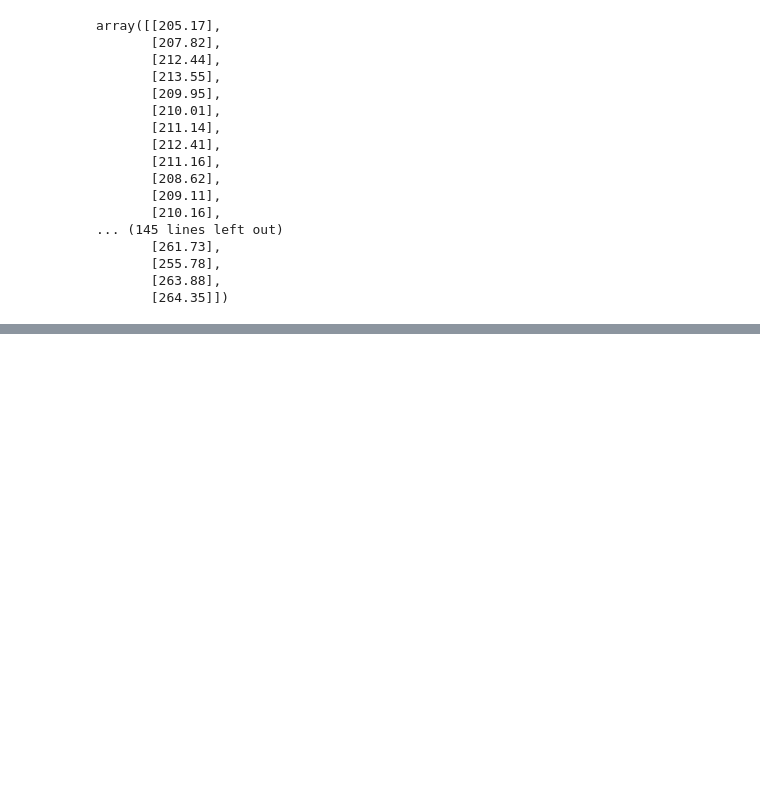
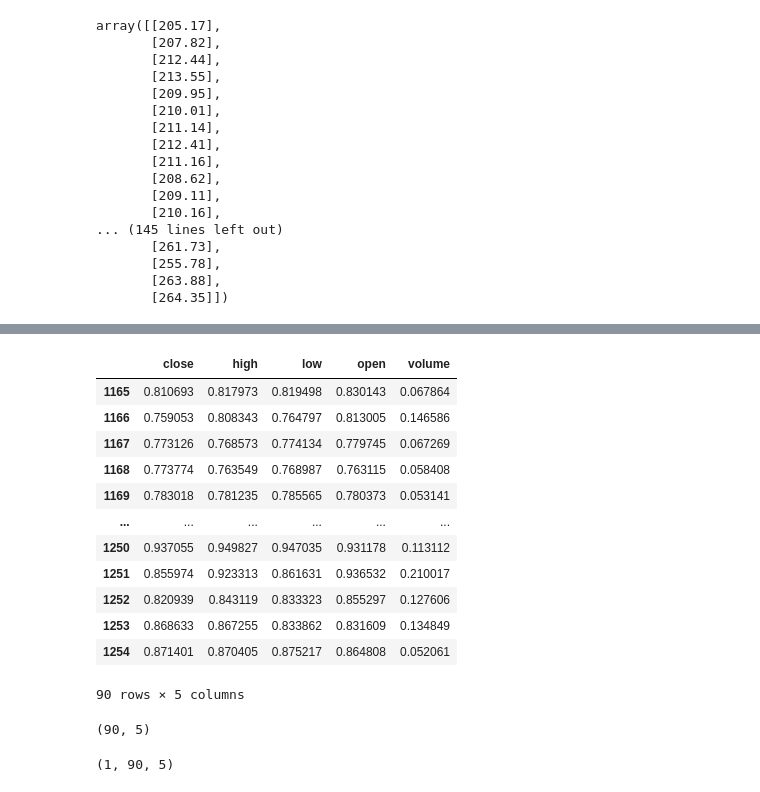
Before and after one commit to utsav87589/LSTM---Stock-price-prediction, a Jupyter notebook: v1/notebooks/future_price_multi.ipynb, the cells around one changed output, grey strips where cells are left out. Saved outputs shown, nothing was run; the diff lists cells and outputs as text; code cells hidden in the pictures; blank space fills up the shorter version.

Commit message:
worked on the future forecasting, need to work on the shape mismatching

```diff
--- a/v1/notebooks/future_price_multi.ipynb
+++ b/v1/notebooks/future_price_multi.ipynb
@@ -362,0 +363,31 @@ RMSE : 10.6517382203314
+# %%
+### predicting the future prices 'close' feature
+### gettng the last sequence
+window_size = 90
+last_sequence = df[features_to_target][-window_size : ]
+last_sequence
+# %% [output]
+|  | close | high | low | open | volume |
+| 1165 | 0.810693 | 0.817973 | 0.819498 | 0.830143 | 0.067864 |
+| 1166 | 0.759053 | 0.808343 | 0.764797 | 0.813005 | 0.146586 |
+| 1167 | 0.773126 | 0.768573 | 0.774134 | 0.779745 | 0.067269 |
+| 1168 | 0.773774 | 0.763549 | 0.768987 | 0.763115 | 0.058408 |
+| 1169 | 0.783018 | 0.781235 | 0.785565 | 0.780373 | 0.053141 |
+| ... | ... | ... | ... | ... | ... |
+| 1250 | 0.937055 | 0.949827 | 0.947035 | 0.931178 | 0.113112 |
+| 1251 | 0.855974 | 0.923313 | 0.861631 | 0.936532 | 0.210017 |
+| 1252 | 0.820939 | 0.843119 | 0.833323 | 0.855297 | 0.127606 |
+| 1253 | 0.868633 | 0.867255 | 0.833862 | 0.831609 | 0.134849 |
+| 1254 | 0.871401 | 0.870405 | 0.875217 | 0.864808 | 0.052061 |
+90 rows × 5 columns
+# %%
+### checking out the shape
+last_sequence.shape
+# %% [output]
+(90, 5)
+# %%
+### reshaping the last_sequence
+last_sequence = np.array(last_sequence).reshape(1, window_size, 5)
+last_sequence.shape
+# %% [output]
+(1, 90, 5)
```
Also changed, not shown: parts of 10 cells of this notebook.
